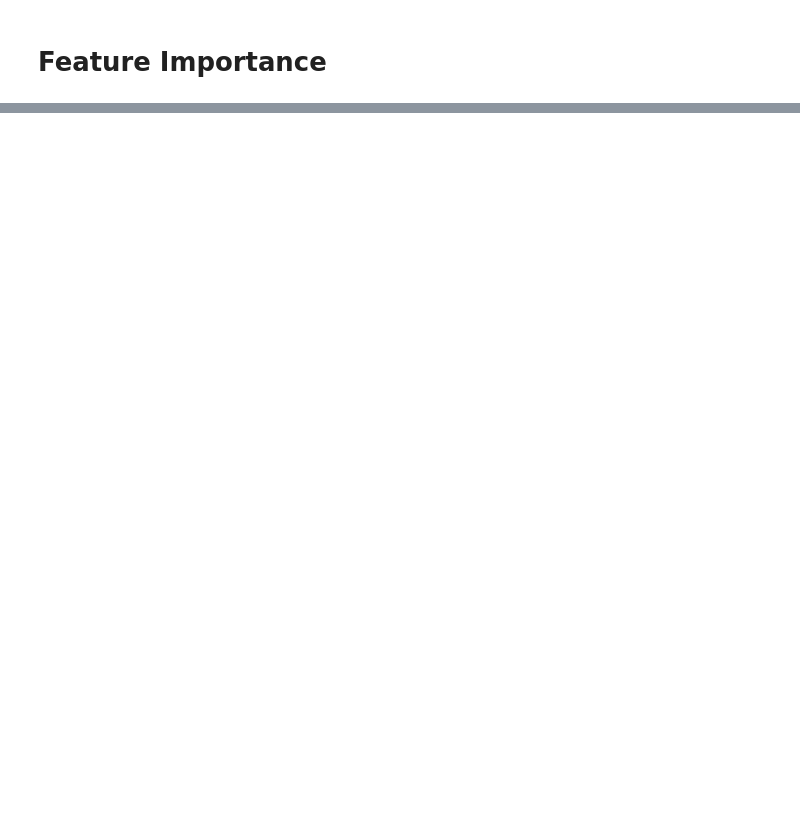
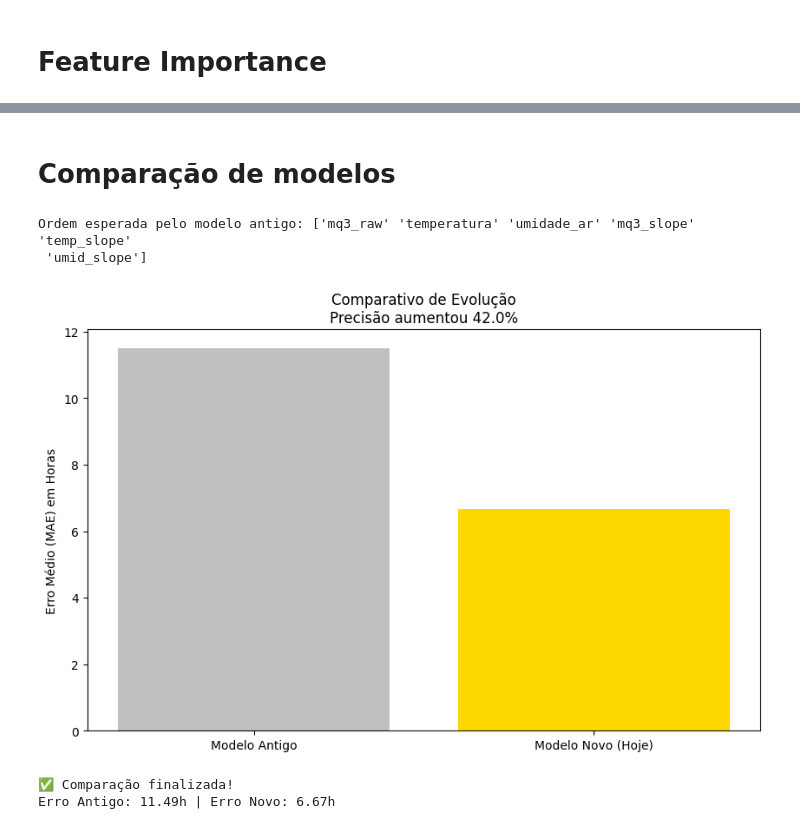
Before and after one commit to LucaAtanazio/Grupo_Projetos, a Jupyter notebook: PI-Monitoramento_frutas/modelos/comparacao.ipynb, the cells around one changed output, grey strips where cells are left out. Cells and saved outputs as stored; diff of their text form; code cells hidden in the pictures; blank space fills up the shorter version.

```diff
--- a/PI-Monitoramento_frutas/modelos/comparacao.ipynb
+++ b/PI-Monitoramento_frutas/modelos/comparacao.ipynb
@@ -247,0 +290,58 @@ print(f" Relatório '{nome_arquivo}' gerado com sucesso!")
+# %% [markdown]
+# Comparação de modelos
+# %%
+from sklearn.metrics import mean_absolute_error
+import matplotlib.pyplot as plt
+import joblib
+
+
+modelo_antigo = joblib.load('modelo_2_tempo_restante.pkl')
+
+# Descobrir a ordem EXATA que o modelo antigo espera
+try:
+    ordem_correta = modelo_antigo.feature_names_in_
+    print(f"Ordem esperada pelo modelo antigo: {ordem_correta}")
+except AttributeError:
+    ordem_correta = ['mq3_raw', 'temperatura', 'umidade_ar', 'mq3_slope', 'temp_slope', 'umid_slope']
+
+# Preparar os dados garantindo a ordem
+X_test_antigo = X_test_stress_base.copy()
+
+# Criar os slopes
+if 'mq3_slope' not in X_test_antigo.columns:
+    X_test_antigo['mq3_slope'] = X_test_antigo['mq3_raw'].diff().fillna(0)
+    X_test_antigo['temp_slope'] = X_test_antigo['temperatura'].diff().fillna(0)
+    X_test_antigo['umid_slope'] = X_test_antigo['umidade_ar'].diff().fillna(0)
+
+
+X_test_antigo = X_test_antigo[ordem_correta]
+
+# Realizar previsões
+y_pred_antigo = modelo_antigo.predict(X_test_antigo)
+
+# Previsões do Modelo Novo
+ia_nova = modelo_novo_dict['modelo']
+y_pred_novo = ia_nova.predict(X_test_stress_base)
+
+# Cálculo das métricas e Gráfico
+mae_antigo = mean_absolute_error(y_test_stress, y_pred_antigo)
+mae_novo = mean_absolute_error(y_test_stress, y_pred_novo)
+melhoria = ((mae_antigo - mae_novo) / mae_antigo) * 100
+
+plt.figure(figsize=(10, 6))
+plt.bar(['Modelo Antigo', 'Modelo Novo (Hoje)'], [mae_antigo, mae_novo], color=['silver', 'gold'])
+plt.title(f"Comparativo de Evolução\nPrecisão aumentou {melhoria:.1f}%")
+plt.ylabel("Erro Médio (MAE) em Horas")
+
+
+plt.savefig(obter_caminho_save("evolucao_modelos", "png", pasta_graficos), bbox_inches='tight')
+plt.show()
+
+print(f" Comparação finalizada!")
+print(f"Erro Antigo: {mae_antigo:.2f}h | Erro Novo: {mae_novo:.2f}h")
+# %% [output]
+Ordem esperada pelo modelo antigo: ['mq3_raw' 'temperatura' 'umidade_ar' 'mq3_slope' 'temp_slope'
+ 'umid_slope']
+[figure, added]
+✅ Comparação finalizada!
+Erro Antigo: 11.49h | Erro Novo: 6.67h
```
Also changed, not shown: parts of 18 cells of this notebook, 14 other files.
